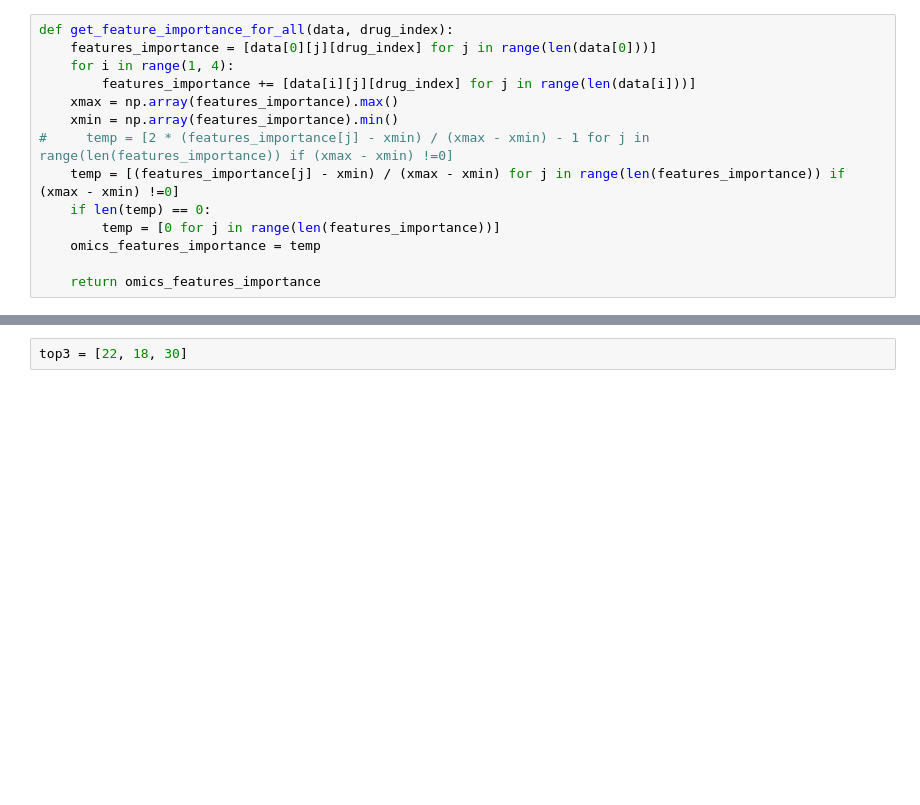
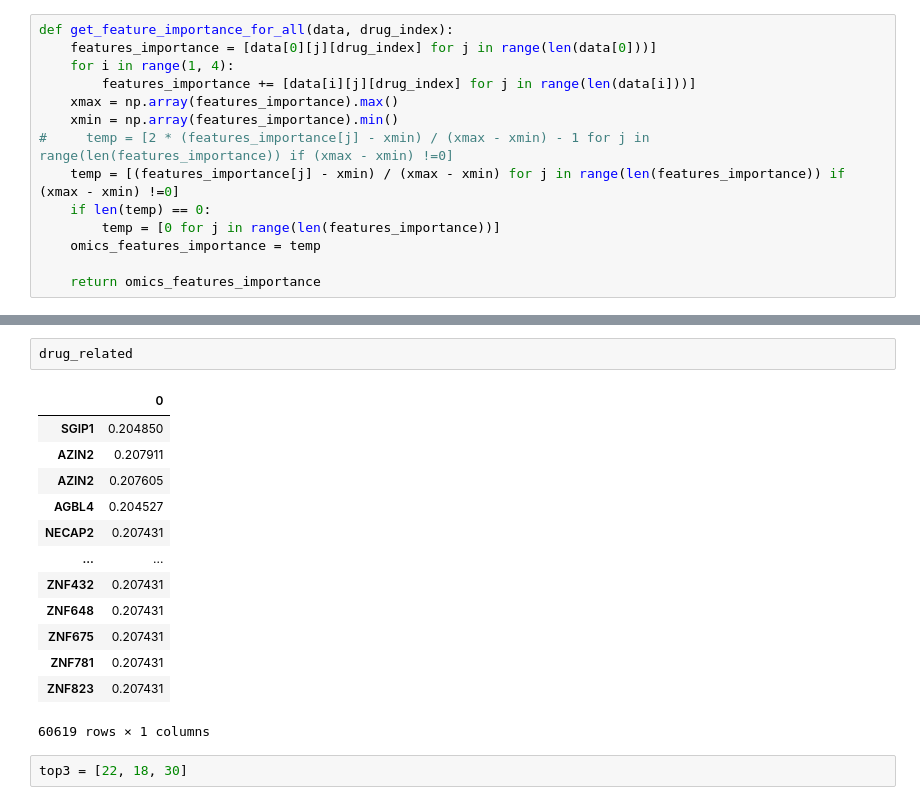
Before and after one commit to Chei-YuanChi/Matster_Thesis, a Jupyter notebook: get_weight.ipynb, the cells around one changed output, grey strips where cells are left out. Cells and saved outputs as stored; diff of their text form; blank space fills up the shorter version.

```diff
--- a/get_weight.ipynb
+++ b/get_weight.ipynb
@@ -603,3 +780,19 @@ for i in range(len(inse[rank])):
+# %%
+drug_related
+# %% [output]
+|  | 0 |
+| SGIP1 | 0.204850 |
+| AZIN2 | 0.207911 |
+| AZIN2 | 0.207605 |
+| AGBL4 | 0.204527 |
+| NECAP2 | 0.207431 |
+| ... | ... |
+| ZNF432 | 0.207431 |
+| ZNF648 | 0.207431 |
+| ZNF675 | 0.207431 |
+| ZNF781 | 0.207431 |
+| ZNF823 | 0.207431 |
+60619 rows × 1 columns
 # %%
 top3 = [22, 18, 30]
 # %%
```
Also changed, not shown: parts of 6 cells of this notebook, 7 other files.
